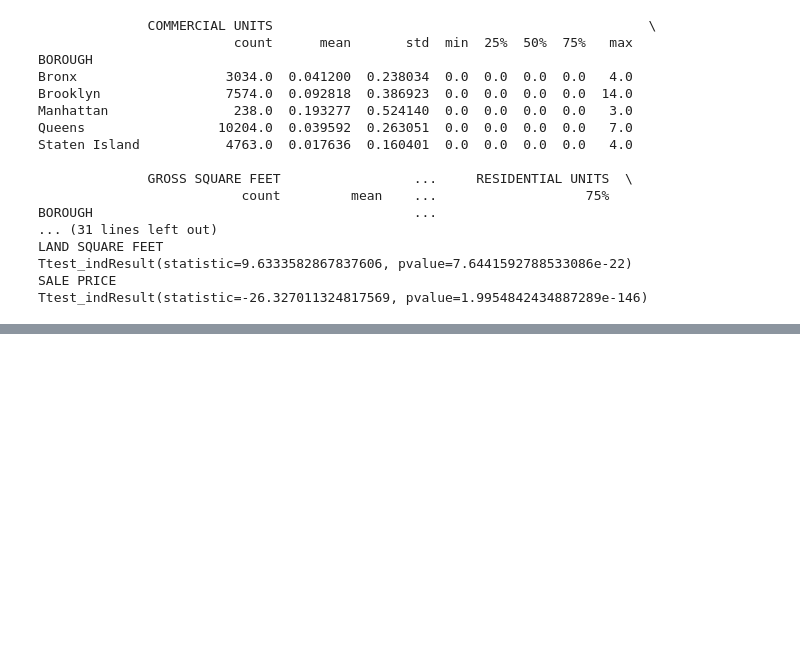
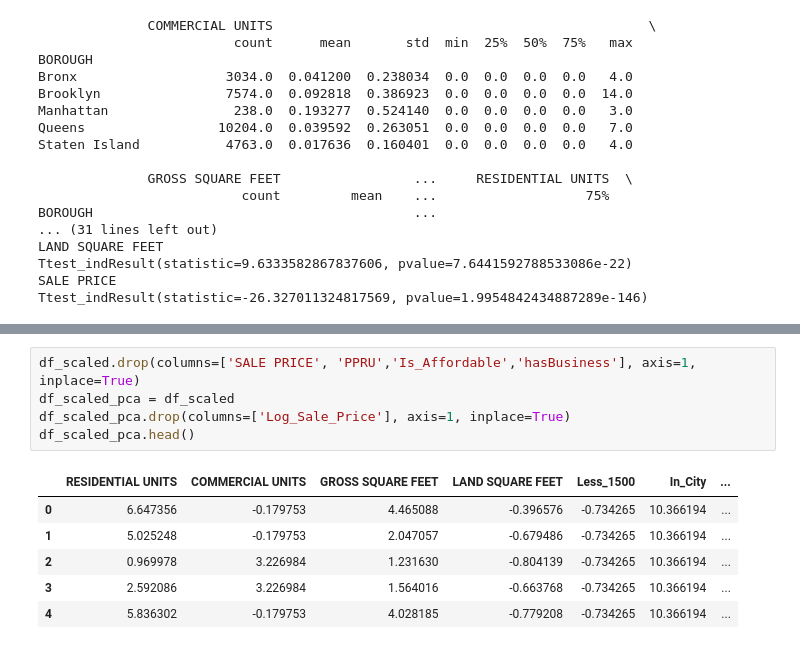
Before and after one commit to louiskonig/nyc_property_sales, a Jupyter notebook: NYC Property Sales.ipynb, the cells around one changed output, grey strips where cells are left out. Drawn from its saved outputs; the diff is of its cells as text; blank space fills up the shorter version.

```diff
--- a/NYC Property Sales.ipynb
+++ b/NYC Property Sales.ipynb
@@ -320,0 +333,12 @@ df_sales_nonoutliers
+# %%
+df_scaled.drop(columns=['SALE PRICE', 'PPRU','Is_Affordable','hasBusiness'], axis=1, inplace=True)
+df_scaled_pca = df_scaled
+df_scaled_pca.drop(columns=['Log_Sale_Price'], axis=1, inplace=True)
+df_scaled_pca.head()
+# %% [output]
+|  | RESIDENTIAL UNITS | COMMERCIAL UNITS | GROSS SQUARE FEET | LAND SQUARE FEET | Less_1500 | In_City | ... |
+| 0 | 6.647356 | -0.179753 | 4.465088 | -0.396576 | -0.734265 | 10.366194 | ... |
+| 1 | 5.025248 | -0.179753 | 2.047057 | -0.679486 | -0.734265 | 10.366194 | ... |
+| 2 | 0.969978 | 3.226984 | 1.231630 | -0.804139 | -0.734265 | 10.366194 | ... |
+| 3 | 2.592086 | 3.226984 | 1.564016 | -0.663768 | -0.734265 | 10.366194 | ... |
+| 4 | 5.836302 | -0.179753 | 4.028185 | -0.779208 | -0.734265 | 10.366194 | ... |
```
Also changed, not shown: parts of 9 cells of this notebook.
